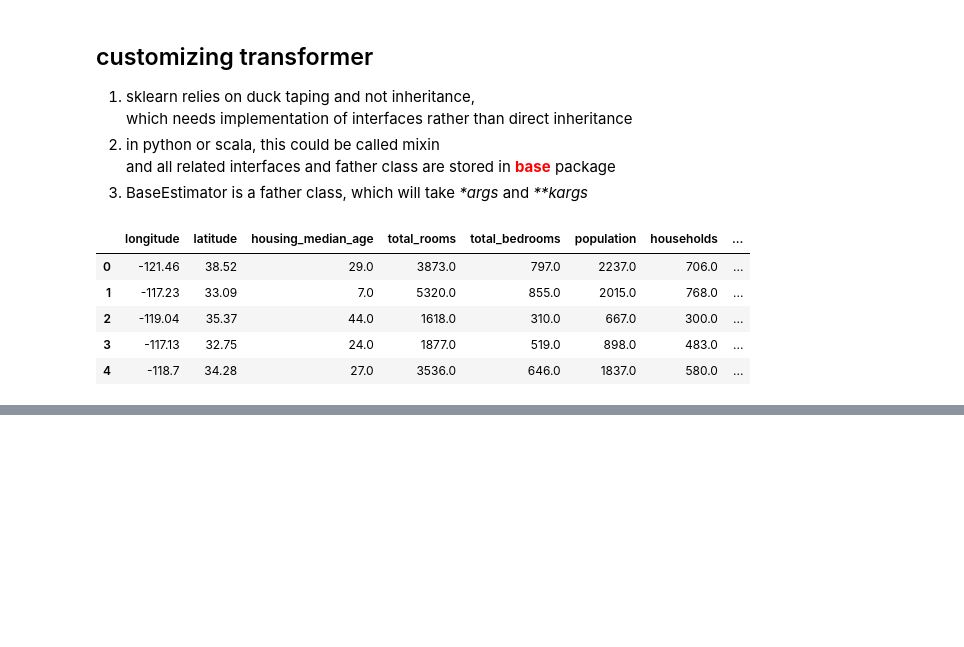
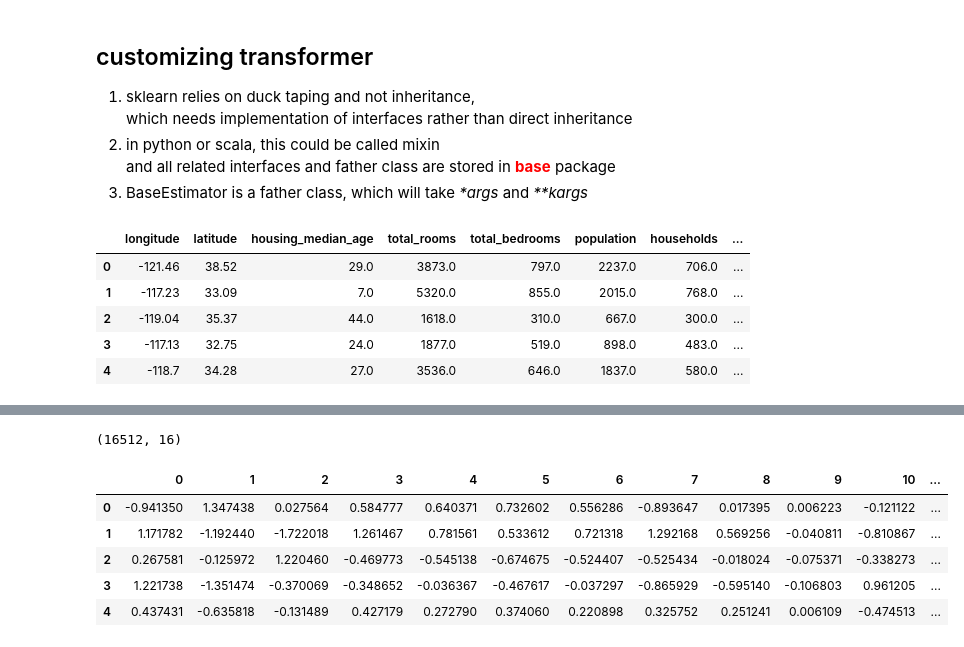
Before and after one commit to ChauserMondieu/machine_learning, a Jupyter notebook: house_pricing_prediction.ipynb, the cells around one changed output, grey strips where cells are left out. Drawn from its saved outputs; the diff is of its cells as text; code cells hidden in the pictures; blank space fills up the shorter version.

```diff
--- a/house_pricing_prediction.ipynb
+++ b/house_pricing_prediction.ipynb
@@ -477,0 +530,45 @@ pd.DataFrame(housing_extra_attibs,
+# %%
+# small patch for incompatibility problem with LabelBinarizer and Pipeline
+LabelBinarizer.__fit_transform = LabelBinarizer.fit_transform
+LabelBinarizer.fit_transform = lambda self, X, y=None, **fit_params: LabelBinarizer.__fit_transform(self, X)
+# %%
+from sklearn.pipeline import Pipeline, FeatureUnion
+from sklearn.impute import SimpleImputer
+from sklearn.preprocessing import StandardScaler, LabelBinarizer, LabelEncoder
+
+# housing_num_data is DF with non-numerical columns dropped
+# and this is training set
+num_attribs = list(housing_num_data)
+cat_attribs = ['ocean_proximity']
+
+# create two paralleling pipelines
+num_pipeline = Pipeline([
+        ('selector',DataFrameSelector(num_attribs)),
+        ('imputer',SimpleImputer(strategy='median')),
+        ('attribs_adder',CombinedAttributesAdder()),
+        ('std_scaler',StandardScaler())
+    ])
+cat_pipeline = Pipeline([
+        ('selector',DataFrameSelector(cat_attribs)),
+        ('label_binarizer',LabelBinarizer())
+    ])
+
+# combine two paralleling pipeline together
+full_pipeline = FeatureUnion([
+        ("num_pipeline", num_pipeline),
+        ("cat_pipeline", cat_pipeline)
+    ])
+# %%
+housing_prepared_data = full_pipeline.fit_transform(housing_data)
+housing_prepared_data.shape
+# %% [output]
+(16512, 16)
+# %%
+pd.DataFrame(housing_prepared_data).head(5)
+# %% [output]
+|  | 0 | 1 | 2 | 3 | 4 | 5 | 6 | 7 | 8 | 9 | 10 | ... |
+| 0 | -0.941350 | 1.347438 | 0.027564 | 0.584777 | 0.640371 | 0.732602 | 0.556286 | -0.893647 | 0.017395 | 0.006223 | -0.121122 | ... |
+| 1 | 1.171782 | -1.192440 | -1.722018 | 1.261467 | 0.781561 | 0.533612 | 0.721318 | 1.292168 | 0.569256 | -0.040811 | -0.810867 | ... |
+| 2 | 0.267581 | -0.125972 | 1.220460 | -0.469773 | -0.545138 | -0.674675 | -0.524407 | -0.525434 | -0.018024 | -0.075371 | -0.338273 | ... |
+| 3 | 1.221738 | -1.351474 | -0.370069 | -0.348652 | -0.036367 | -0.467617 | -0.037297 | -0.865929 | -0.595140 | -0.106803 | 0.961205 | ... |
+| 4 | 0.437431 | -0.635818 | -0.131489 | 0.427179 | 0.272790 | 0.374060 | 0.220898 | 0.325752 | 0.251241 | 0.006109 | -0.474513 | ... |
```
Also changed, not shown: parts of 33 cells of this notebook, 3 other files.
